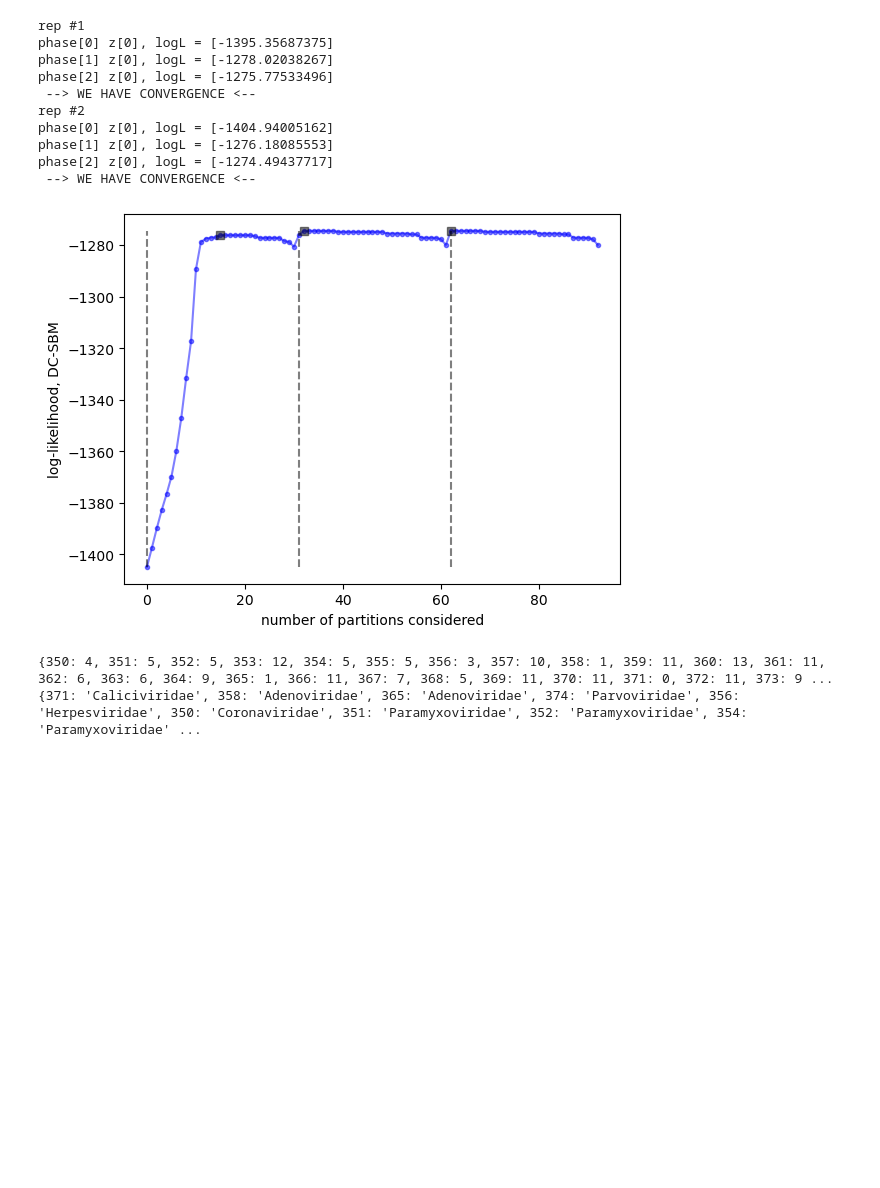
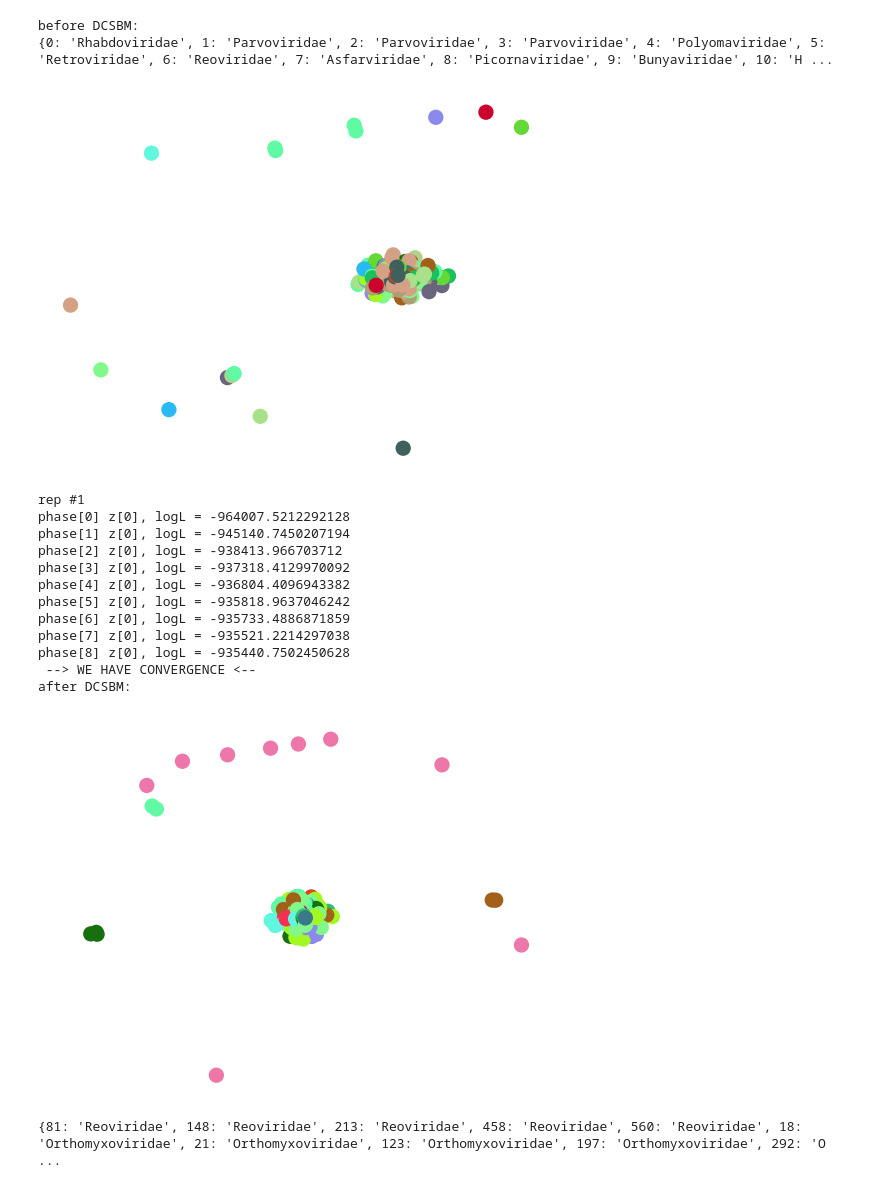
Before and after one commit to eric-prologo11/Bionetworks_final_project, a Jupyter notebook: DCSBM_Code/Project_DCSBM.ipynb, the cells around one changed output. Cells and saved outputs as stored; diff of their text form; code cells hidden in the pictures; blank space fills up the shorter version.

```diff
--- a/DCSBM_Code/Project_DCSBM.ipynb
+++ b/DCSBM_Code/Project_DCSBM.ipynb
@@ -104,7 +106,7 @@ def random_z(nmin,nmax,c):
 
     ### YOUR CODE
 
-    for i in range(nmin,nmax):
+    for i in range(nmin,nmax+1):
         r=rnd.randint(0,c-1)
         z[i]=r
 
@@ -453,38 +790,31 @@ mean degree,    <k> =  8.53
 # %%
 
 T=10
-reps=2
-
-zstar,Lstar,LL,bestpc,bestrep=fit_DCSBM_reps(G2,c2,T,nmin,nmax,reps)
+reps=1
+print(f'before DCSBM:')
+print(z)
+drawGz(G,zints,c)
+bestL,zstar,bestrep,bestpc=fit_DCSBM_op_reps(G,c,T,reps)
 
 
-# for i in nx.nodes(G):
-#     print(i)
+
+print(f'after DCSBM:')
+drawGz(G,zstar,c)
 # %% [output]
-rep #1
-phase[0] z[0], logL = [-1395.35687375]
-phase[1] z[0], logL = [-1278.02038267]
-phase[2] z[0], logL = [-1275.77533496]
- --> WE HAVE CONVERGENCE <--
-rep #2
-phase[0] z[0], logL = [-1404.94005162]
-phase[1] z[0], logL = [-1276.18085553]
-phase[2] z[0], logL = [-1274.49437717]
- --> WE HAVE CONVERGENCE <--
+before DCSBM:
+{0: 'Rhabdoviridae', 1: 'Parvoviridae', 2: 'Parvoviridae', 3: 'Parvoviridae', 4: 'Polyomaviridae', 5: 'Retroviridae', 6: 'Reoviridae', 7: 'Asfarviridae', 8: 'Picornaviridae', 9: 'Bunyaviridae', 10: 'H ...
+[figure, added]
+rep #1
+phase[0] z[0], logL = -964007.5212292128
+phase[1] z[0], logL = -945140.7450207194
+phase[2] z[0], logL = -938413.966703712
+phase[3] z[0], logL = -937318.4129970092
+phase[4] z[0], logL = -936804.4096943382
+phase[5] z[0], logL = -935818.9637046242
+phase[6] z[0], logL = -935733.4886871859
+phase[7] z[0], logL = -935521.2214297038
+phase[8] z[0], logL = -935440.7502450628
+ --> WE HAVE CONVERGENCE <--
+after DCSBM:
+[figure, added]
+{81: 'Reoviridae', 148: 'Reoviridae', 213: 'Reoviridae', 458: 'Reoviridae', 560: 'Reoviridae', 18: 'Orthomyxoviridae', 21: 'Orthomyxoviridae', 123: 'Orthomyxoviridae', 197: 'Orthomyxoviridae', 292: 'O ...
-# %%
-plotLL(LL,bestpc,G2.order())
-print(zstar)
-
-
-#convert int dict to string dict
-zstr={}
-for i in range(len(slist)):
-    for j in zstar.keys():
-        if zstar[j]==i:
-            zstr[j]=slist[i]
-
-print(zstr)
-# %% [output]
-[figure, removed]
-{350: 4, 351: 5, 352: 5, 353: 12, 354: 5, 355: 5, 356: 3, 357: 10, 358: 1, 359: 11, 360: 13, 361: 11, 362: 6, 363: 6, 364: 9, 365: 1, 366: 11, 367: 7, 368: 5, 369: 11, 370: 11, 371: 0, 372: 11, 373: 9 ...
-{371: 'Caliciviridae', 358: 'Adenoviridae', 365: 'Adenoviridae', 374: 'Parvoviridae', 356: 'Herpesviridae', 350: 'Coronaviridae', 351: 'Paramyxoviridae', 352: 'Paramyxoviridae', 354: 'Paramyxoviridae' ...
```
Also changed, not shown: parts of 7 cells of this notebook.
